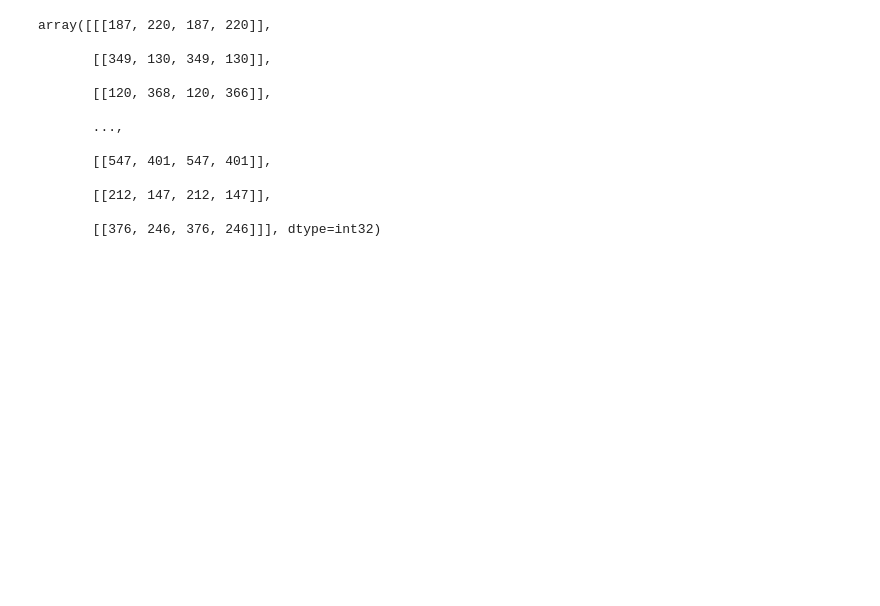
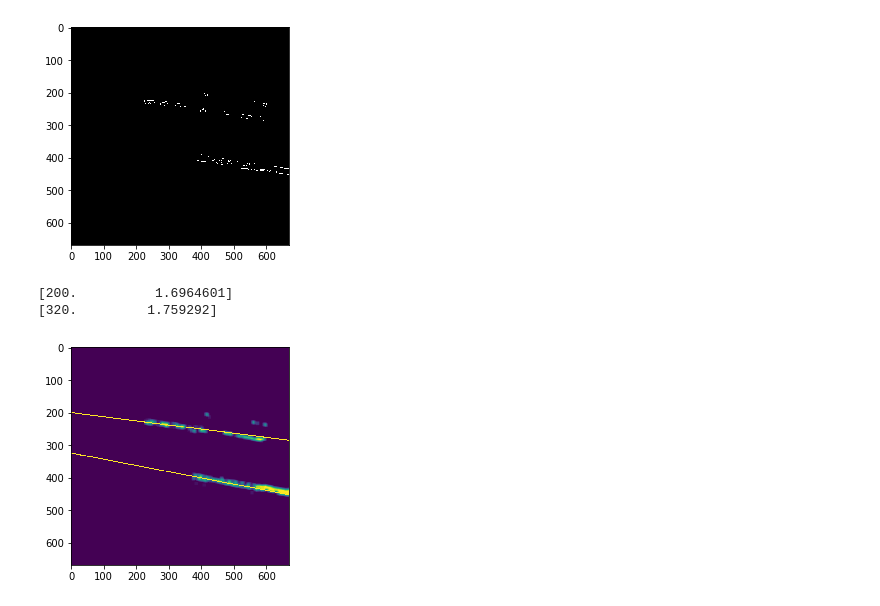
Before and after one commit to rytse/owsf, a Jupyter notebook: process_and_plot.ipynb, the cells around one changed output. Saved outputs shown, nothing was run; the diff lists cells and outputs as text; code cells hidden in the pictures; blank space fills up the shorter version.

```diff
--- a/process_and_plot.ipynb
+++ b/process_and_plot.ipynb
@@ -114,16 +170,34 @@ plt.show()
-# %%
-lines
-# %% [output]
-array([[[187, 220, 187, 220]],
-
-       [[349, 130, 349, 130]],
-
-       [[120, 368, 120, 366]],
-
-       ...,
-
-       [[547, 401, 547, 401]],
-
-       [[212, 147, 212, 147]],
-
-       [[376, 246, 376, 246]]], dtype=int32)
+# %%
+img = green_m.copy()
+img = cv2.blur(img, (10, 10))
+
+edges = cv2.Canny(img, 100, 250, apertureSize = 3)
+plt.imshow(edges, cmap = 'gray')
+plt.show()
+
+lines = cv2.HoughLines(edges, 5, np.pi / 100, 1)#,15)
+segmented = segment_by_angle_kmeans(lines[0:10])
+
+for k in range(2):
+    for rep in segmented[k][0]:
+        print(rep)
+        rho = rep[0]
+        theta = rep[1]
+        a = np.cos(theta)
+        b = np.sin(theta)
+        x0 = a*rho
+        y0 = b*rho
+        x1 = int(x0 + 1000*(-b))
+        y1 = int(y0 + 1000*(a))
+        x2 = int(x0 - 1000*(-b))
+        y2 = int(y0 - 1000*(a))
+
+        cv2.line(img,(x1,y1),(x2,y2),(255,255,255),2)
+
+plt.imshow(img)
+plt.show()
+# %% [output]
+[figure, added]
+[200.          1.6964601]
+[320.         1.759292]
+[figure, added]
```
Also changed, not shown: parts of 6 cells of this notebook, 2 other files.
